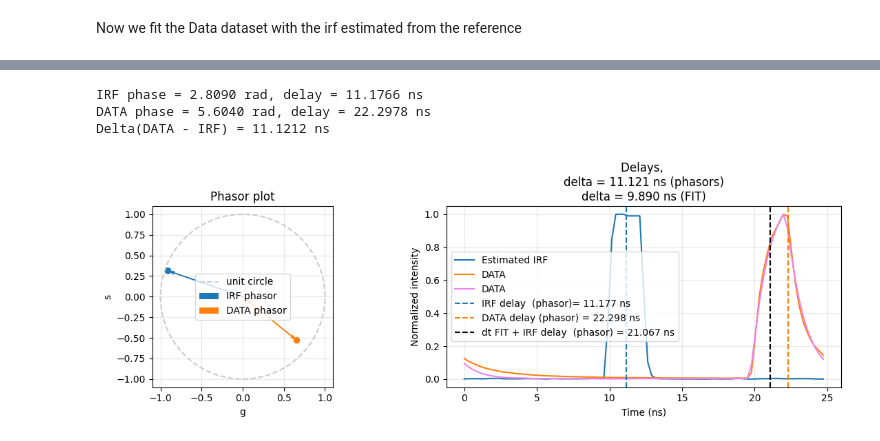
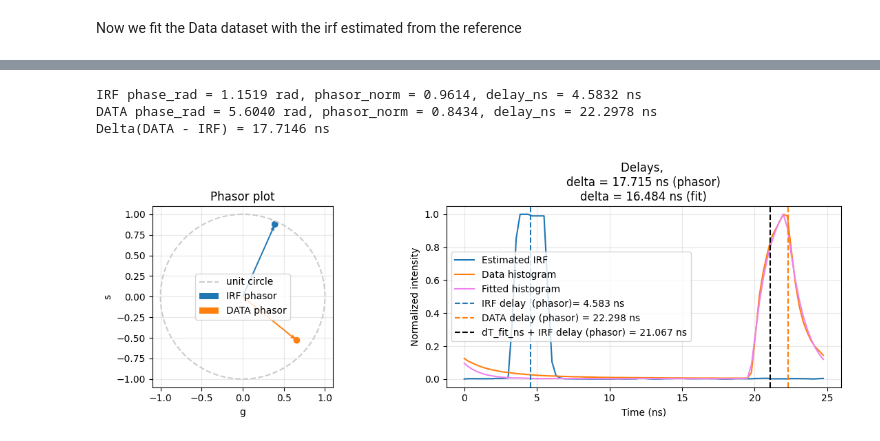
Before and after one commit to VicidominiLab/BrightEyes-Flim, a Jupyter notebook: example notebooks/Alignment Data.ipynb, the cells around one changed output, grey strips where cells are left out. Cells and saved outputs as stored; diff of their text form; code cells hidden in the pictures.

```diff
--- a/example notebooks/Alignment Data.ipynb
+++ b/example notebooks/Alignment Data.ipynb
@@ -82,6 +85,6 @@ dt = 0.27472527472527475 ns, period = 25.0 ns
 (91,)
 # %%
-est_irf_ref = IRF_from_data_deconvolution(ref, t, C_R, tau_R, period, iterations=300)
+est_irf_ref = IRF_from_data_deconvolution(ref_hist, t_ns, C_ref, tau_ref_ns, period_ns, iterations=300)
 
 norm_est_irf_ref = est_irf_ref / torch.sum(est_irf_ref)
 # %%
@@ -146,50 +167,52 @@ plt.legend()
 # %%
 irf_hist = hist_for_plot(est_irf_ref)
-data_hist = hist_for_plot(data)
+data_hist = hist_for_plot(data_hist)
 
-phasor_irf, phase_irf_rad, delay_irf_ns = phasor_delay_from_hist(irf_hist, period)
-phasor_data, phase_data_rad, delay_data_ns = phasor_delay_from_hist(data_hist, period)
-delta_delay_ns = np.mod(delay_data_ns - delay_irf_ns, period)
+phasor_irf, phase_irf_rad, delay_irf_ns = phasor_delay_from_hist(irf_hist, period_ns)
+phasor_data, phase_data_rad, delay_data_ns = phasor_delay_from_hist(data_hist, period_ns)
+phasor_irf_norm = np.abs(phasor_irf)
+phasor_data_norm = np.abs(phasor_data)
+delta_delay_ns = np.mod(delay_data_ns - delay_irf_ns, period_ns)
 
-print(f"IRF phase = {phase_irf_rad:.4f} rad, delay = {delay_irf_ns:.4f} ns")
-print(f"DATA phase = {phase_data_rad:.4f} rad, delay = {delay_data_ns:.4f} ns")
+print(f"IRF phase_rad = {phase_irf_rad:.4f} rad, phasor_norm = {phasor_irf_norm:.4f}, delay_ns = {delay_irf_ns:.4f} ns")
+print(f"DATA phase_rad = {phase_data_rad:.4f} rad, phasor_norm = {phasor_data_norm:.4f}, delay_ns = {delay_data_ns:.4f} ns")
 print(f"Delta(DATA - IRF) = {delta_delay_ns:.4f} ns")
 
 fig, axes = plt.subplots(1, 2, figsize=(12, 4))
 
 theta = np.linspace(0, 2 * np.pi, 400)
 axes[0].plot(np.cos(theta), np.sin(theta), '--', color='0.8', label='unit circle')
 axes[0].quiver(0, 0, np.real(phasor_irf), np.imag(phasor_irf), angles='xy', scale_units='xy', scale=1, color='tab:blue', label='IRF phasor')
 axes[0].quiver(0, 0, np.real(phasor_data), np.imag(phasor_data), angles='xy', scale_units='xy', scale=1, color='tab:orange', label='DATA phasor')
 axes[0].scatter([np.real(phasor_irf), np.real(phasor_data)], [np.imag(phasor_irf), np.imag(phasor_data)], color=['tab:blue', 'tab:orange'])
 axes[0].set_xlabel('g')
 axes[0].set_ylabel('s')
 axes[0].set_title('Phasor plot')
 axes[0].set_aspect('equal')
 axes[0].grid(True, alpha=0.3)
 axes[0].legend()
 
-delay_data_ns_fit = np.mod(delay_irf_ns+deltaT_data_ref,period)
+delay_data_fit_ns = np.mod(delay_irf_ns + deltaT_fit_ns, period_ns)
 
-axes[1].plot(t, irf_hist / irf_hist.max(), label='Estimated IRF', color='tab:blue')
-axes[1].plot(t, data_hist / data_hist.max(), label='DATA', color='tab:orange')
-axes[1].plot(t, fitted_data / fitted_data.max(), label='DATA', color='violet')
+axes[1].plot(t_ns, irf_hist / irf_hist.max(), label='Estimated IRF', color='tab:blue')
+axes[1].plot(t_ns, data_hist / data_hist.max(), label='Data histogram', color='tab:orange')
+axes[1].plot(t_ns, fitted_hist / fitted_hist.max(), label='Fitted histogram', color='violet')
 axes[1].axvline(delay_irf_ns, linestyle='--', color='tab:blue', label=f'IRF delay  (phasor)= {delay_irf_ns:.3f} ns')
 axes[1].axvline(delay_data_ns, linestyle='--', color='tab:orange', label=f'DATA delay (phasor) = {delay_data_ns:.3f} ns')
-axes[1].axvline(delay_data_ns_fit, linestyle='--', color='k', label=f'dt FIT + IRF delay  (phasor) = {delay_data_ns_fit:.3f} ns')
+axes[1].axvline(delay_data_fit_ns, linestyle='--', color='k', label=f'dT_fit_ns + IRF delay (phasor) = {delay_data_fit_ns:.3f} ns')
 axes[1].set_xlabel('Time (ns)')
 axes[1].set_ylabel('Normalized intensity')
-axes[1].set_title(f'Delays, \ndelta = {delta_delay_ns:.3f} ns (phasors)\ndelta = {deltaT_data_ref:.3f} ns (FIT)')
+axes[1].set_title(f'Delays, \ndelta = {delta_delay_ns:.3f} ns (phasor)\ndelta = {deltaT_fit_ns:.3f} ns (fit)')
 axes[1].grid(True, alpha=0.3)
 axes[1].legend()
 
 
 plt.tight_layout()
 plt.show()
 # %% [output]
-IRF phase = 2.8090 rad, delay = 11.1766 ns
-DATA phase = 5.6040 rad, delay = 22.2978 ns
-Delta(DATA - IRF) = 11.1212 ns
+IRF phase_rad = 1.1519 rad, phasor_norm = 0.9614, delay_ns = 4.5832 ns
+DATA phase_rad = 5.6040 rad, phasor_norm = 0.8434, delay_ns = 22.2978 ns
+Delta(DATA - IRF) = 17.7146 ns
-[figure, old version]
+[figure, new version]
 # %%
 # Repeat the same workflow for multiple reference shifts.
```
Also changed, not shown: parts of 9 cells of this notebook, 2 other files.
